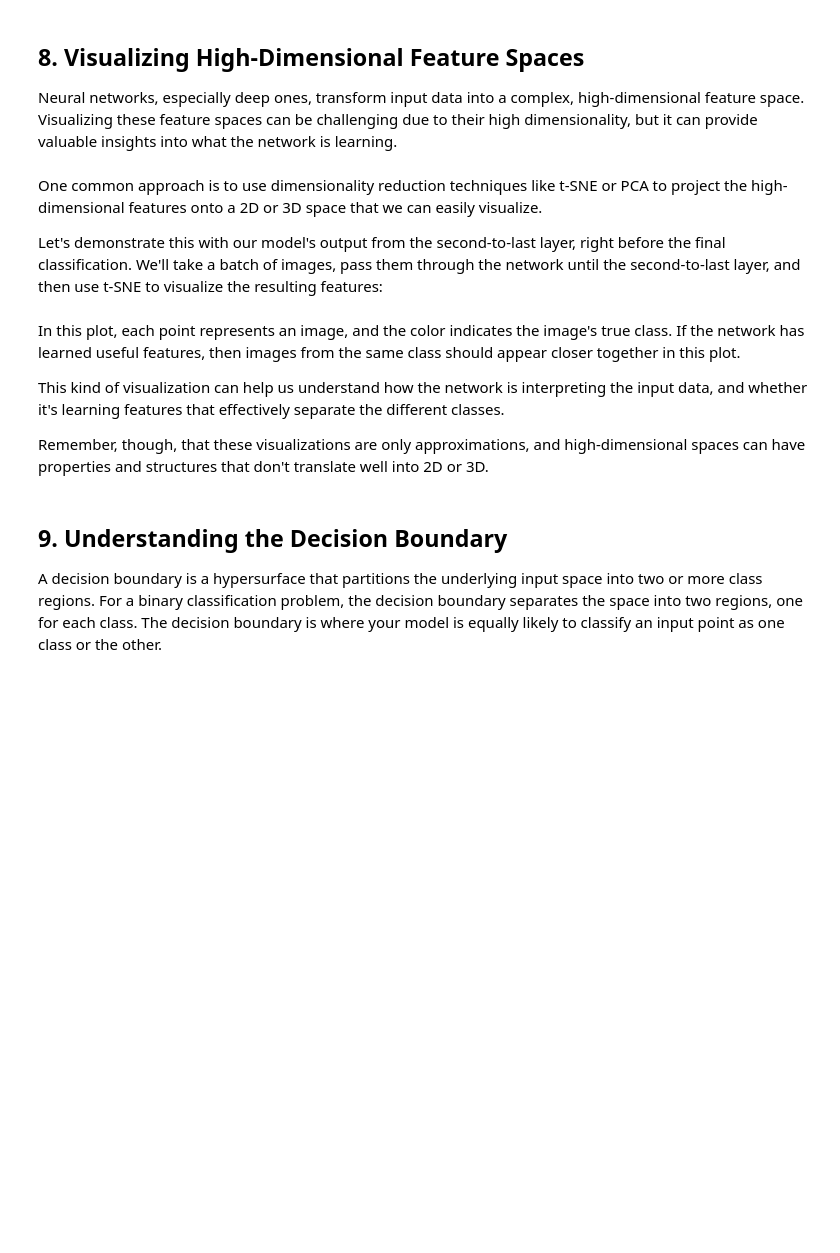
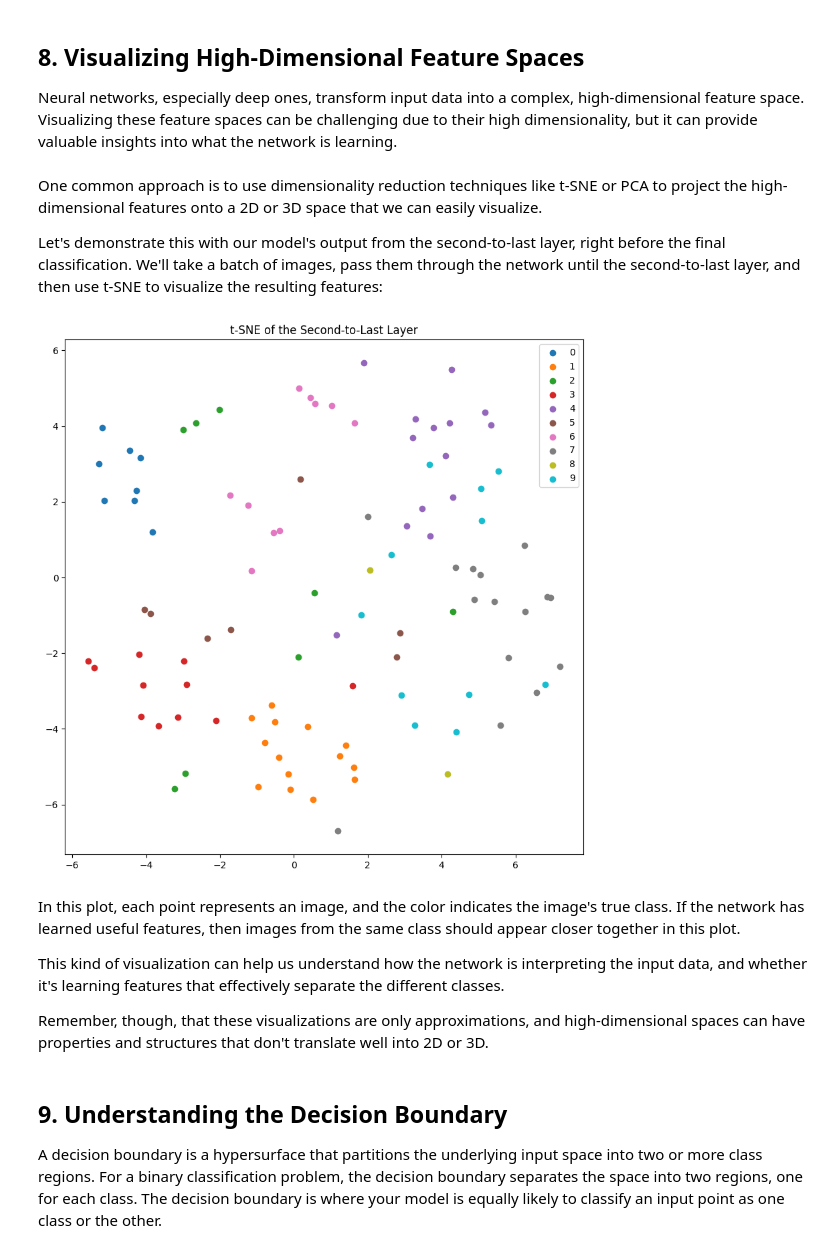
Before and after one commit to asw-v4/blog-posts, a Jupyter notebook: 01_NeuralNetworkVisualization/main.ipynb, the cells around one changed output. Saved outputs shown, nothing was run; the diff lists cells and outputs as text; code cells hidden in the pictures; blank space fills up the shorter version.

```diff
--- a/01_NeuralNetworkVisualization/main.ipynb
+++ b/01_NeuralNetworkVisualization/main.ipynb
@@ -155,7 +178,7 @@ criterion = nn.CrossEntropyLoss()
 optimizer = torch.optim.Adam(model.parameters(), lr=0.001)
 
 # Training loop
-epochs = 25
+epochs = 10
 for epoch in range(epochs):
     for i, (images, labels) in enumerate(train_loader):
         images, labels = images.to(device), labels.to(device)
@@ -225,8 +261,11 @@ Let's modify our training loop from section 5b to store the loss and accuracy at
 train_loss = []
 train_accuracy = []
 
+#Put model back into train mode
+model.train()
+
 # Training loop
-epochs = 25
+epochs = 10
 for epoch in range(epochs):
     correct = 0
     total = 0
@@ -298,27 +350,29 @@ Let's demonstrate this with our model's output from the second-to-last layer, ri
 # %%
 from sklearn.manifold import TSNE
 
 # Get one batch of test images
 dataiter = iter(test_loader)
-images, labels = dataiter.next()
+images, labels = next(dataiter)
 
 # Pass the images through the network until the second-to-last layer
 model.eval()
 images = images.to(device)
 output = model.fc1(images.view(images.shape[0], -1)).detach().cpu().numpy()
 
 # Use t-SNE to reduce dimensionality for visualization
 tsne = TSNE(n_components=2, random_state=0)
 output_tsne = tsne.fit_transform(output)
 
 # Plot the result
 plt.figure(figsize=(10,10))
 for i in range(10):
     indices = labels.numpy() == i
     plt.scatter(output_tsne[indices, 0], output_tsne[indices, 1], label=str(i))
 plt.legend()
 plt.title('t-SNE of the Second-to-Last Layer')
 plt.show()
+# %% [output]
+[figure, added]
 # %% [markdown]
 In this plot, each point represents an image, and the color indicates the image's true class. If the network has learned useful features, then images from the same class should appear closer together in this plot.
 
```
Also changed, not shown: parts of 9 cells of this notebook.
